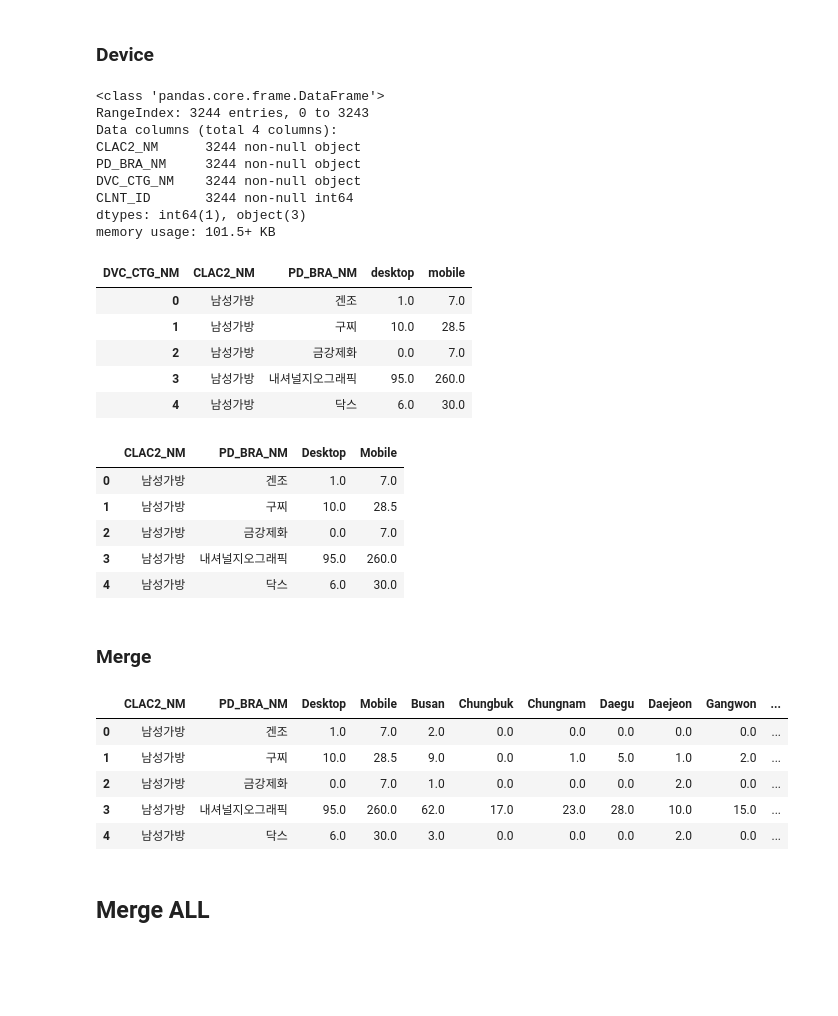
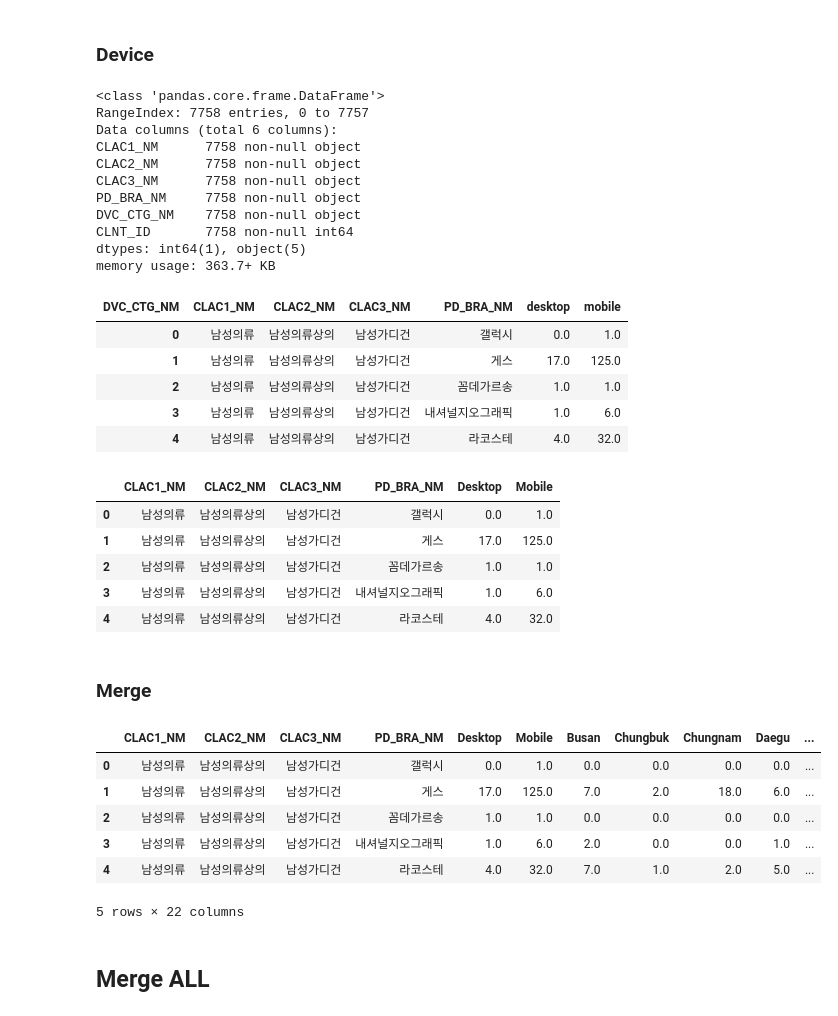
Before and after one commit to doohong91/Luxury-Consumption-Trend, a Jupyter notebook: 데이터셋 만들기/lotte_dataset.ipynb, the cells around one changed output. Saved outputs shown, nothing was run; the diff lists cells and outputs as text; code cells hidden in the pictures; blank space fills up the shorter version.

```diff
--- a/데이터셋 만들기/lotte_dataset.ipynb
+++ b/데이터셋 만들기/lotte_dataset.ipynb
@@ -296,5 +300,5 @@ df_pms_l.head()
 # %%
-df_pms_l.columns = ['CLAC2_NM', 'PD_BRA_NM', 'Busan', 'Chungbuk',
+df_pms_l.columns = ['CLAC1_NM','CLAC2_NM','CLAC3_NM', 'PD_BRA_NM', 'Busan', 'Chungbuk',
        'Chungnam', 'Daegu', 'Daejeon', 'Gangwon', 'Gwangju',
        'Gyeonggi', 'Gyeongbu', 'Gyeongnam', 'Incheon',
        'Jeju', 'Jeonbuk', 'Jeonnam', 'Seoul', 'Ulsan']
@@ -309,51 +313,54 @@ df_pms_l.head()
 # %% [markdown]
 ### Device
 # %%
-g_pms_d = pms.groupby(['CLAC2_NM','PD_BRA_NM','DVC_CTG_NM']).agg({'CLNT_ID':'count'}).reset_index()
+g_pms_d = pms.groupby(['CLAC1_NM','CLAC2_NM','CLAC3_NM','PD_BRA_NM','DVC_CTG_NM']).agg({'CLNT_ID':'count'}).reset_index()
 g_pms_d.loc[g_pms_d['DVC_CTG_NM'] == 'tablet','DVC_CTG_NM'] = 'mobile'
 g_pms_d.info()
 # %% [output]
 <class 'pandas.core.frame.DataFrame'>
-RangeIndex: 3244 entries, 0 to 3243
-Data columns (total 4 columns):
-CLAC2_NM      3244 non-null object
-PD_BRA_NM     3244 non-null object
-DVC_CTG_NM    3244 non-null object
-CLNT_ID       3244 non-null int64
-dtypes: int64(1), object(3)
-memory usage: 101.5+ KB
+RangeIndex: 7758 entries, 0 to 7757
+Data columns (total 6 columns):
+CLAC1_NM      7758 non-null object
+CLAC2_NM      7758 non-null object
+CLAC3_NM      7758 non-null object
+PD_BRA_NM     7758 non-null object
+DVC_CTG_NM    7758 non-null object
+CLNT_ID       7758 non-null int64
+dtypes: int64(1), object(5)
+memory usage: 363.7+ KB
 # %%
-df_pms_d = g_pms_d.pivot_table(values='CLNT_ID',index=['CLAC2_NM','PD_BRA_NM'],columns='DVC_CTG_NM').fillna(0).reset_index()
+df_pms_d = g_pms_d.pivot_table(values='CLNT_ID',index=['CLAC1_NM','CLAC2_NM','CLAC3_NM','PD_BRA_NM'],columns='DVC_CTG_NM').fillna(0).reset_index()
 df_pms_d.head()
 # %% [output]
-| DVC_CTG_NM | CLAC2_NM | PD_BRA_NM | desktop | mobile |
-| 0 | 남성가방 | 겐조 | 1.0 | 7.0 |
-| 1 | 남성가방 | 구찌 | 10.0 | 28.5 |
-| 2 | 남성가방 | 금강제화 | 0.0 | 7.0 |
-| 3 | 남성가방 | 내셔널지오그래픽 | 95.0 | 260.0 |
-| 4 | 남성가방 | 닥스 | 6.0 | 30.0 |
+| DVC_CTG_NM | CLAC1_NM | CLAC2_NM | CLAC3_NM | PD_BRA_NM | desktop | mobile |
+| 0 | 남성의류 | 남성의류상의 | 남성가디건 | 갤럭시 | 0.0 | 1.0 |
+| 1 | 남성의류 | 남성의류상의 | 남성가디건 | 게스 | 17.0 | 125.0 |
+| 2 | 남성의류 | 남성의류상의 | 남성가디건 | 꼼데가르송 | 1.0 | 1.0 |
+| 3 | 남성의류 | 남성의류상의 | 남성가디건 | 내셔널지오그래픽 | 1.0 | 6.0 |
+| 4 | 남성의류 | 남성의류상의 | 남성가디건 | 라코스테 | 4.0 | 32.0 |
 # %%
-df_pms_d.columns = ['CLAC2_NM', 'PD_BRA_NM', 'Desktop', 'Mobile']
+df_pms_d.columns = ['CLAC1_NM','CLAC2_NM','CLAC3_NM', 'PD_BRA_NM', 'Desktop', 'Mobile']
 df_pms_d.head()
 # %% [output]
-|  | CLAC2_NM | PD_BRA_NM | Desktop | Mobile |
-| 0 | 남성가방 | 겐조 | 1.0 | 7.0 |
-| 1 | 남성가방 | 구찌 | 10.0 | 28.5 |
-| 2 | 남성가방 | 금강제화 | 0.0 | 7.0 |
-| 3 | 남성가방 | 내셔널지오그래픽 | 95.0 | 260.0 |
-| 4 | 남성가방 | 닥스 | 6.0 | 30.0 |
+|  | CLAC1_NM | CLAC2_NM | CLAC3_NM | PD_BRA_NM | Desktop | Mobile |
+| 0 | 남성의류 | 남성의류상의 | 남성가디건 | 갤럭시 | 0.0 | 1.0 |
+| 1 | 남성의류 | 남성의류상의 | 남성가디건 | 게스 | 17.0 | 125.0 |
+| 2 | 남성의류 | 남성의류상의 | 남성가디건 | 꼼데가르송 | 1.0 | 1.0 |
+| 3 | 남성의류 | 남성의류상의 | 남성가디건 | 내셔널지오그래픽 | 1.0 | 6.0 |
+| 4 | 남성의류 | 남성의류상의 | 남성가디건 | 라코스테 | 4.0 | 32.0 |
 # %% [markdown]
 ### Merge
 # %%
-df_pms = pd.merge(df_pms_d,df_pms_l, how='inner', on=['CLAC2_NM','PD_BRA_NM'])
+df_pms = pd.merge(df_pms_d,df_pms_l, how='inner', on=['CLAC1_NM','CLAC2_NM','CLAC3_NM','PD_BRA_NM'])
 df_pms.head()
 # %% [output]
-|  | CLAC2_NM | PD_BRA_NM | Desktop | Mobile | Busan | Chungbuk | Chungnam | Daegu | Daejeon | Gangwon | ... |
-| 0 | 남성가방 | 겐조 | 1.0 | 7.0 | 2.0 | 0.0 | 0.0 | 0.0 | 0.0 | 0.0 | ... |
-| 1 | 남성가방 | 구찌 | 10.0 | 28.5 | 9.0 | 0.0 | 1.0 | 5.0 | 1.0 | 2.0 | ... |
-| 2 | 남성가방 | 금강제화 | 0.0 | 7.0 | 1.0 | 0.0 | 0.0 | 0.0 | 2.0 | 0.0 | ... |
-| 3 | 남성가방 | 내셔널지오그래픽 | 95.0 | 260.0 | 62.0 | 17.0 | 23.0 | 28.0 | 10.0 | 15.0 | ... |
-| 4 | 남성가방 | 닥스 | 6.0 | 30.0 | 3.0 | 0.0 | 0.0 | 0.0 | 2.0 | 0.0 | ... |
+|  | CLAC1_NM | CLAC2_NM | CLAC3_NM | PD_BRA_NM | Desktop | Mobile | Busan | Chungbuk | Chungnam | Daegu | ... |
+| 0 | 남성의류 | 남성의류상의 | 남성가디건 | 갤럭시 | 0.0 | 1.0 | 0.0 | 0.0 | 0.0 | 0.0 | ... |
+| 1 | 남성의류 | 남성의류상의 | 남성가디건 | 게스 | 17.0 | 125.0 | 7.0 | 2.0 | 18.0 | 6.0 | ... |
+| 2 | 남성의류 | 남성의류상의 | 남성가디건 | 꼼데가르송 | 1.0 | 1.0 | 0.0 | 0.0 | 0.0 | 0.0 | ... |
+| 3 | 남성의류 | 남성의류상의 | 남성가디건 | 내셔널지오그래픽 | 1.0 | 6.0 | 2.0 | 0.0 | 0.0 | 1.0 | ... |
+| 4 | 남성의류 | 남성의류상의 | 남성가디건 | 라코스테 | 4.0 | 32.0 | 7.0 | 1.0 | 2.0 | 5.0 | ... |
+5 rows × 22 columns
 # %% [markdown]
 ## Merge ALL
 # %%
```
Also changed, not shown: parts of 24 cells of this notebook, 9 other files.
